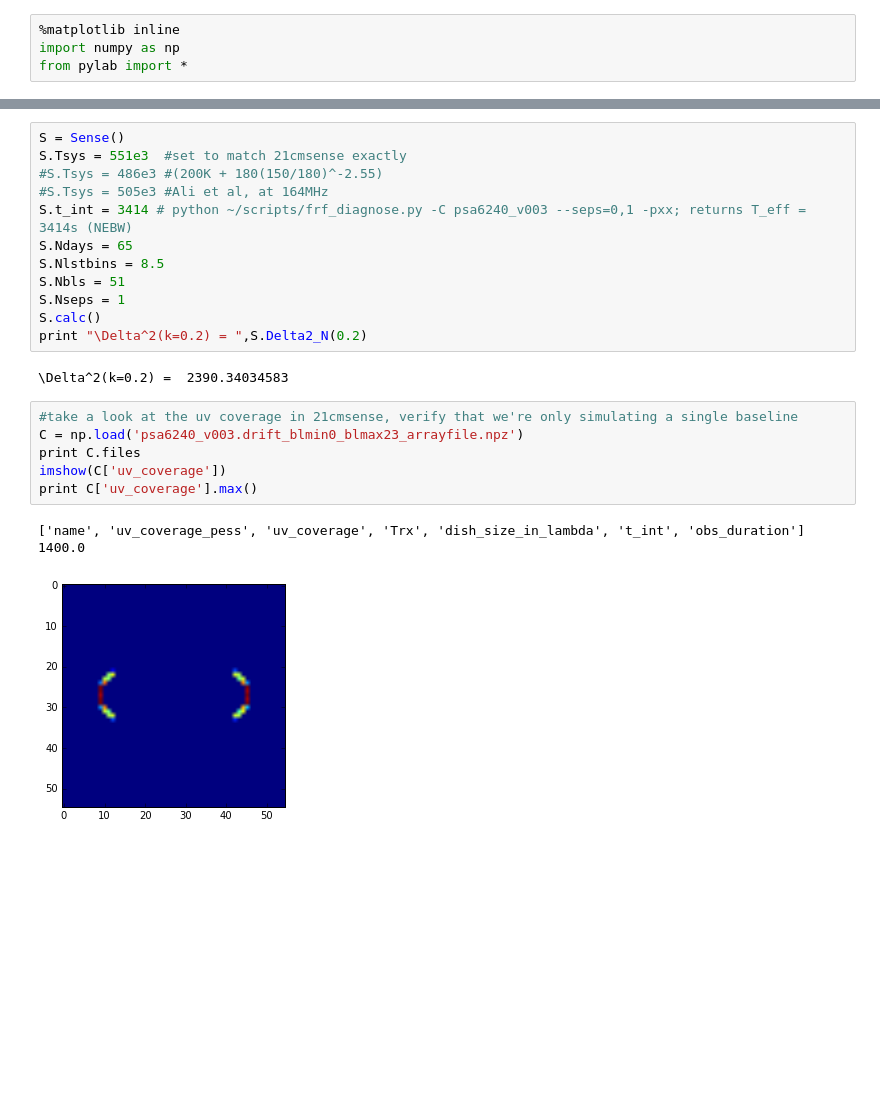
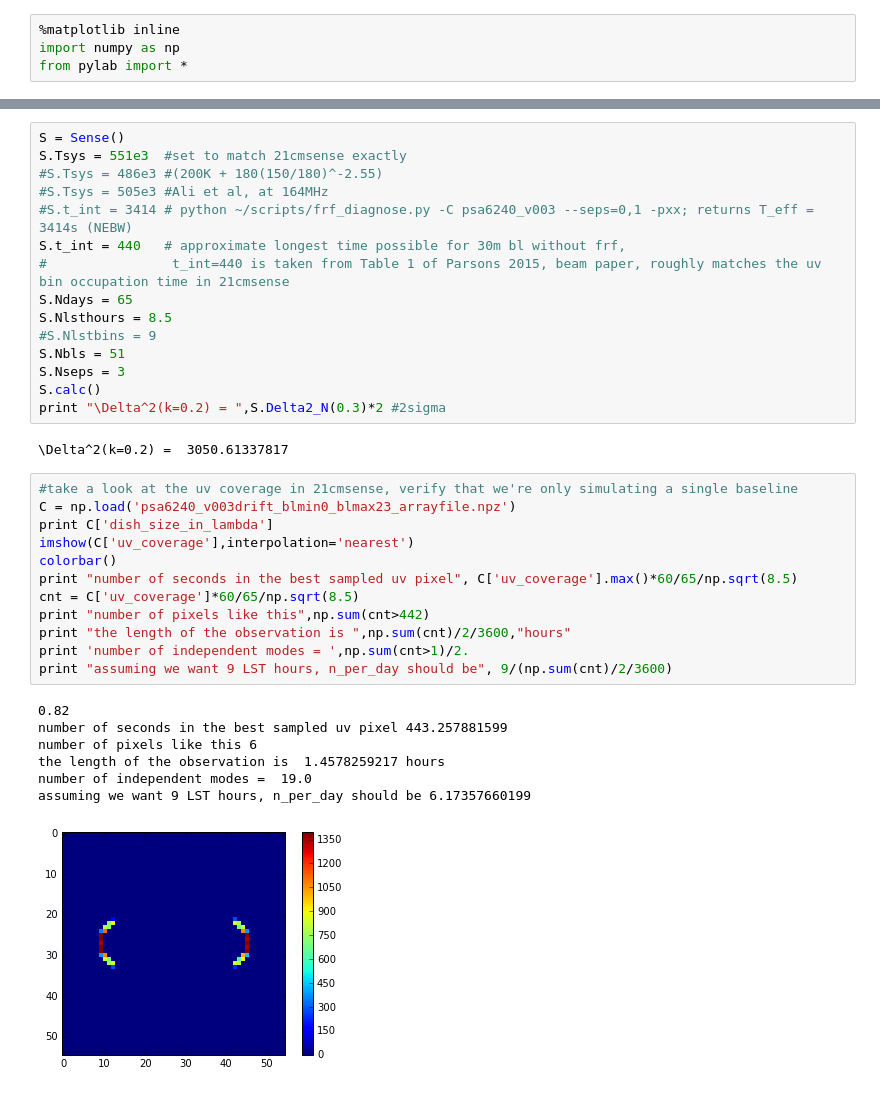
Before and after one commit to mkolopanis/21cmSense, a Jupyter notebook: 21cmsense_check.ipynb, the cells around one changed output, grey strips where cells are left out. Saved outputs shown, nothing was run; the diff lists cells and outputs as text; blank space fills up the shorter version.

Commit message:
updated analytic calculation to more closely match 21cmsense

```diff
--- a/21cmsense_check.ipynb
+++ b/21cmsense_check.ipynb
@@ -35,25 +61,38 @@ S = Sense()
 S.Tsys = 551e3  #set to match 21cmsense exactly
 #S.Tsys = 486e3 #(200K + 180(150/180)^-2.55)
 #S.Tsys = 505e3 #Ali et al, at 164MHz
-S.t_int = 3414 # python ~/scripts/frf_diagnose.py -C psa6240_v003 --seps=0,1 -pxx; returns T_eff = 3414s (NEBW)
+#S.t_int = 3414 # python ~/scripts/frf_diagnose.py -C psa6240_v003 --seps=0,1 -pxx; returns T_eff = 3414s (NEBW)
+S.t_int = 440   # approximate longest time possible for 30m bl without frf,
+#                t_int=440 is taken from Table 1 of Parsons 2015, beam paper, roughly matches the uv bin occupation time in 21cmsense
 S.Ndays = 65
-S.Nlstbins = 8.5
+S.Nlsthours = 8.5
+#S.Nlstbins = 9
 S.Nbls = 51
-S.Nseps = 1
+S.Nseps = 3
 S.calc()
-print "\Delta^2(k=0.2) = ",S.Delta2_N(0.2)
+print "\Delta^2(k=0.2) = ",S.Delta2_N(0.3)*2 #2sigma
 # %% [output]
-\Delta^2(k=0.2) =  2390.34034583
+\Delta^2(k=0.2) =  3050.61337817
-# %%
-#take a look at the uv coverage in 21cmsense, verify that we're only simulating a single baseline
-C = np.load('psa6240_v003.drift_blmin0_blmax23_arrayfile.npz')
-print C.files
-imshow(C['uv_coverage'])
-print C['uv_coverage'].max()
-# %% [output]
-['name', 'uv_coverage_pess', 'uv_coverage', 'Trx', 'dish_size_in_lambda', 't_int', 'obs_duration']
-1400.0
-[figure, removed]
+# %%
+#take a look at the uv coverage in 21cmsense, verify that we're only simulating a single baseline
+C = np.load('psa6240_v003drift_blmin0_blmax23_arrayfile.npz')
+print C['dish_size_in_lambda']
+imshow(C['uv_coverage'],interpolation='nearest')
+colorbar()
+print "number of seconds in the best sampled uv pixel", C['uv_coverage'].max()*60/65/np.sqrt(8.5)
+cnt = C['uv_coverage']*60/65/np.sqrt(8.5)
+print "number of pixels like this",np.sum(cnt>442)
+print "the length of the observation is ",np.sum(cnt)/2/3600,"hours"
+print 'number of independent modes = ',np.sum(cnt>1)/2.
+print "assuming we want 9 LST hours, n_per_day should be", 9/(np.sum(cnt)/2/3600)
+# %% [output]
+0.82
+number of seconds in the best sampled uv pixel 443.257881599
+number of pixels like this 6
+the length of the observation is  1.4578259217 hours
+number of independent modes =  19.0
+assuming we want 9 LST hours, n_per_day should be 6.17357660199
+[figure, added]
 # %%
 #load the 21cmsense calculation whichshould nominally match
 # /Users/djacobs/Work/radio_astronomy/Papers/psa64_multiz/data/21cmSense
```
Also changed, not shown: parts of 8 cells of this notebook.
